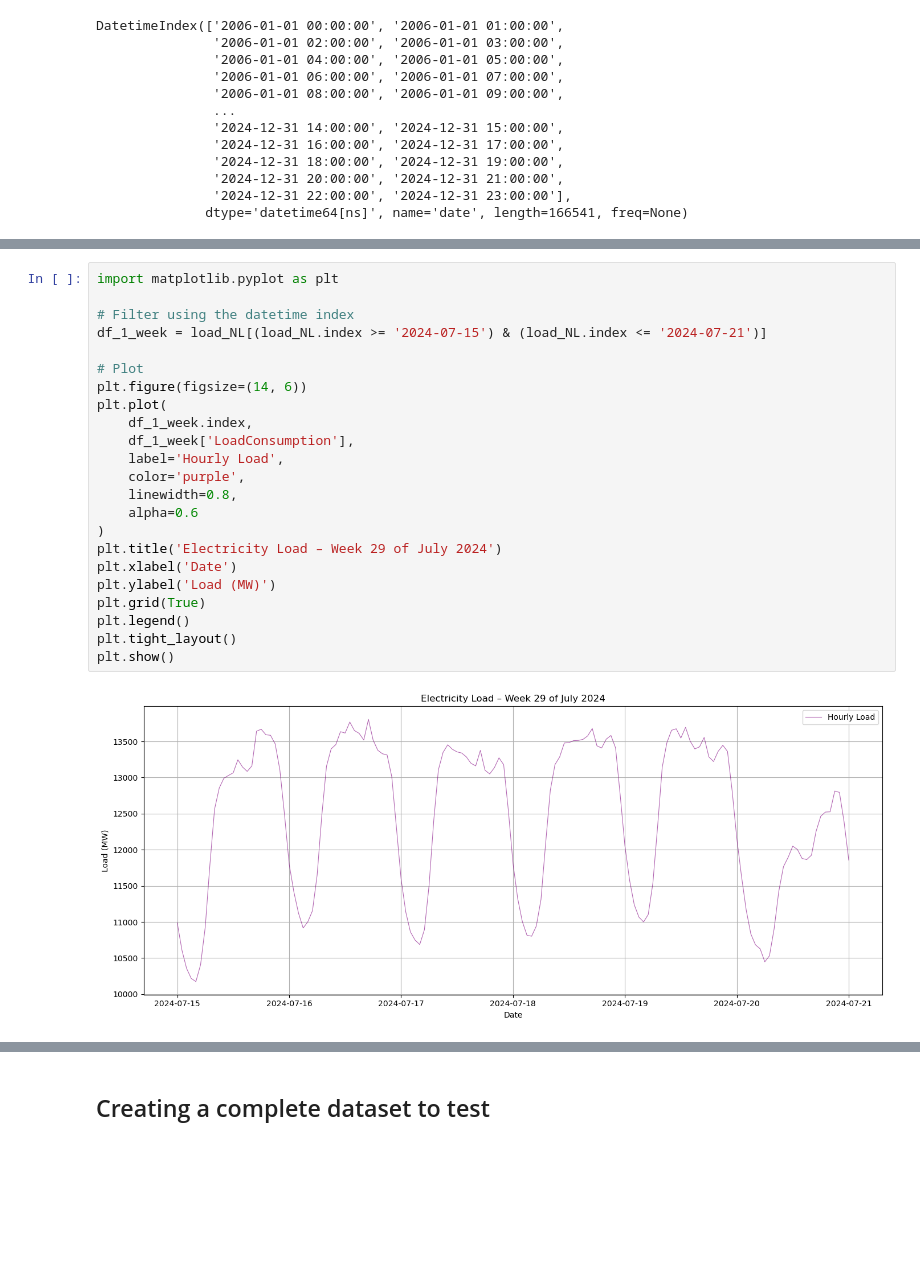
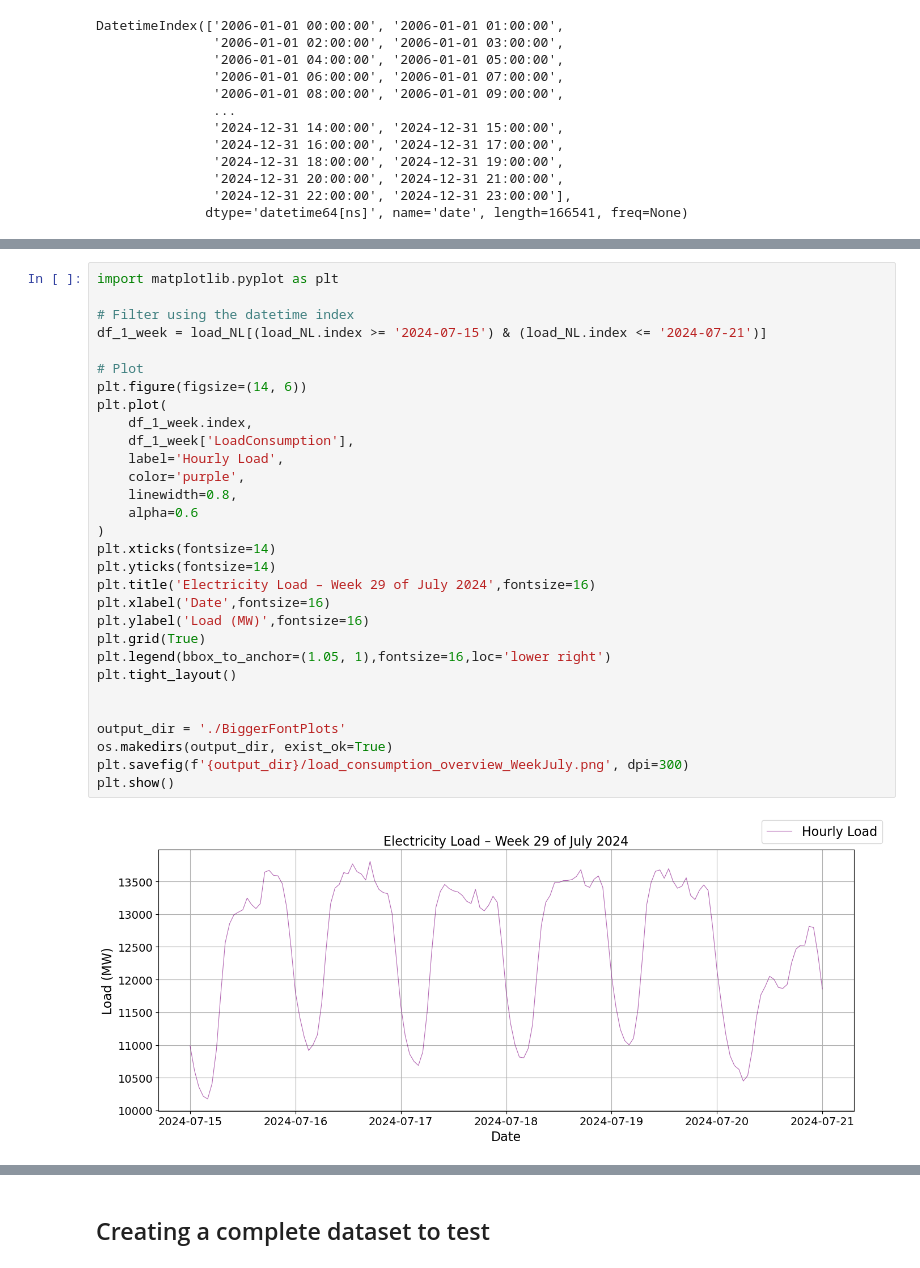
Before and after one commit to rzff/MsCThesisRubenCuriel2024, a Jupyter notebook: Code/EDA/Notebooks/EDA.ipynb, the cells around one changed output, grey strips where cells are left out. Drawn from its saved outputs; the diff is of its cells as text; blank space fills up the shorter version.

```diff
--- a/Code/EDA/Notebooks/EDA.ipynb
+++ b/Code/EDA/Notebooks/EDA.ipynb
@@ -1688,28 +1747,35 @@ plt.show()
 # %%
 import matplotlib.pyplot as plt
 
 # Filter using the datetime index
 df_1_week = load_NL[(load_NL.index >= '2024-07-15') & (load_NL.index <= '2024-07-21')]
 
 # Plot
 plt.figure(figsize=(14, 6))
 plt.plot(
     df_1_week.index,
     df_1_week['LoadConsumption'],
     label='Hourly Load',
     color='purple',
     linewidth=0.8,
     alpha=0.6
 )
-plt.title('Electricity Load – Week 29 of July 2024')
-plt.xlabel('Date')
-plt.ylabel('Load (MW)')
+plt.xticks(fontsize=14)
+plt.yticks(fontsize=14)
+plt.title('Electricity Load – Week 29 of July 2024',fontsize=16)
+plt.xlabel('Date',fontsize=16)
+plt.ylabel('Load (MW)',fontsize=16)
 plt.grid(True)
-plt.legend()
+plt.legend(bbox_to_anchor=(1.05, 1),fontsize=16,loc='lower right')
 plt.tight_layout()
+
+
+output_dir = './BiggerFontPlots'
+os.makedirs(output_dir, exist_ok=True)
+plt.savefig(f'{output_dir}/load_consumption_overview_WeekJuly.png', dpi=300)
 plt.show()
 # %% [output]
-[figure, old version]
+[figure, new version]
 # %%
 # Filter the specific day using the datetime index
 df_1_day = load_NL[(load_NL.index >= '2024-12-05 00:00') & (load_NL.index <= '2024-12-05 23:59')]
```
Also changed, not shown: parts of 7 cells of this notebook, 18 other files.
